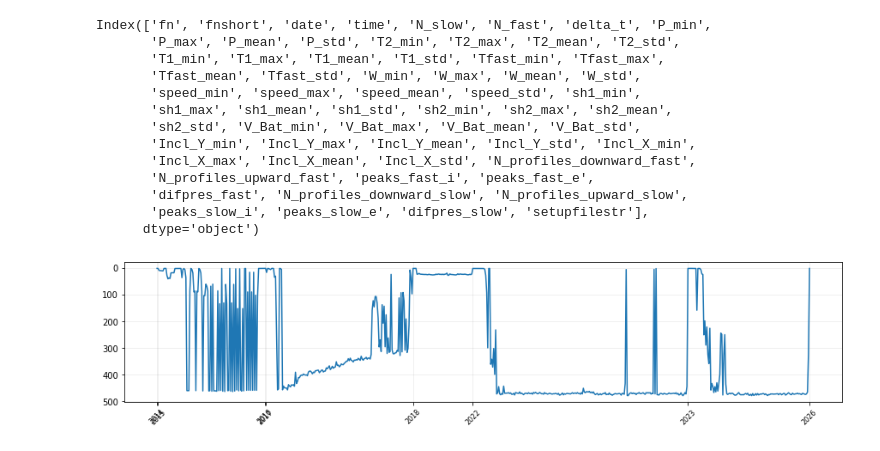
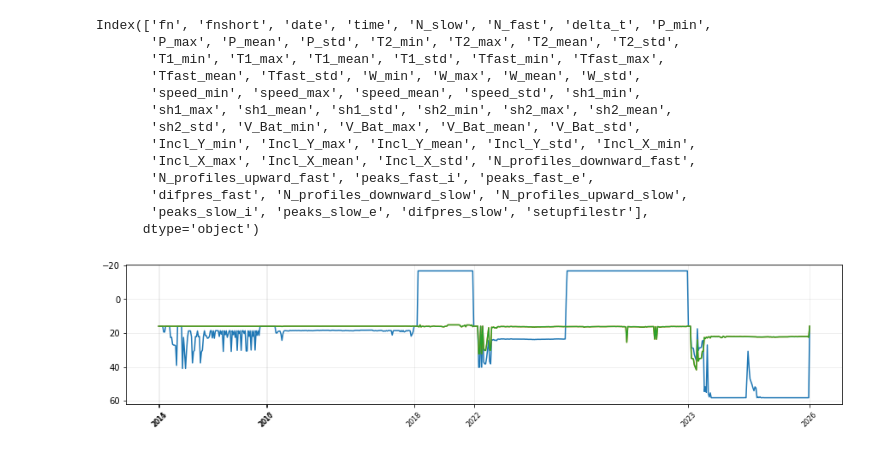
Before and after one commit to fszk/teresa, a Jupyter notebook: teresa_microrider.ipynb, the cells around one changed output. Saved outputs shown, nothing was run; the diff lists cells and outputs as text; code cells hidden in the pictures.

```diff
--- a/teresa_microrider.ipynb
+++ b/teresa_microrider.ipynb
@@ -491,8 +492,3 @@ Progress : 96.0%
 Progress : 98.0%
 LOOP FINISHED
 META STEP DONE
-# %%
-META = pd.read_csv(meta_pth+'/META.csv')
-# %%
-META.sort_values(by='date', inplace = True)
-META.to_csv(meta_pth+'/META.csv', index = False)
@@ -562,19 +555,22 @@ Index(['fn', 'fnshort', 'date', 'time', 'N_slow', 'N_fast', 'delta_t', 'P_min',
 # %%
 fig , axs =  plt.subplots(1,1, figsize=(15,3))
 
 ax = axs
-ax.plot(META['P_mean'])
+ax.plot(META['T1_mean'])
+ax.plot(META['T2_mean'])
+ax.plot(META['Tfast_mean'])
+
 #ax.plot(META['sh2_mean'])
 
 ax.invert_yaxis()
 #ax.set_title(date+' '+time+' '+fn.split('/')[-1])
 #ax.set_ylabel('Pressure $(db)$')
 #ax.set_xlabel('Time $(s)$')
 ax.set_xticks(F)
 ax.set_xticklabels(np.round(yyyy[F],2),fontsize=8,rotation=45)
 
 #ax.set_xlim(450,500)
 ax.grid(alpha=.25)
 # %% [output]
-[figure, old version]
+[figure, new version]
 # %%
```
Also changed, not shown: parts of 8 cells of this notebook.
